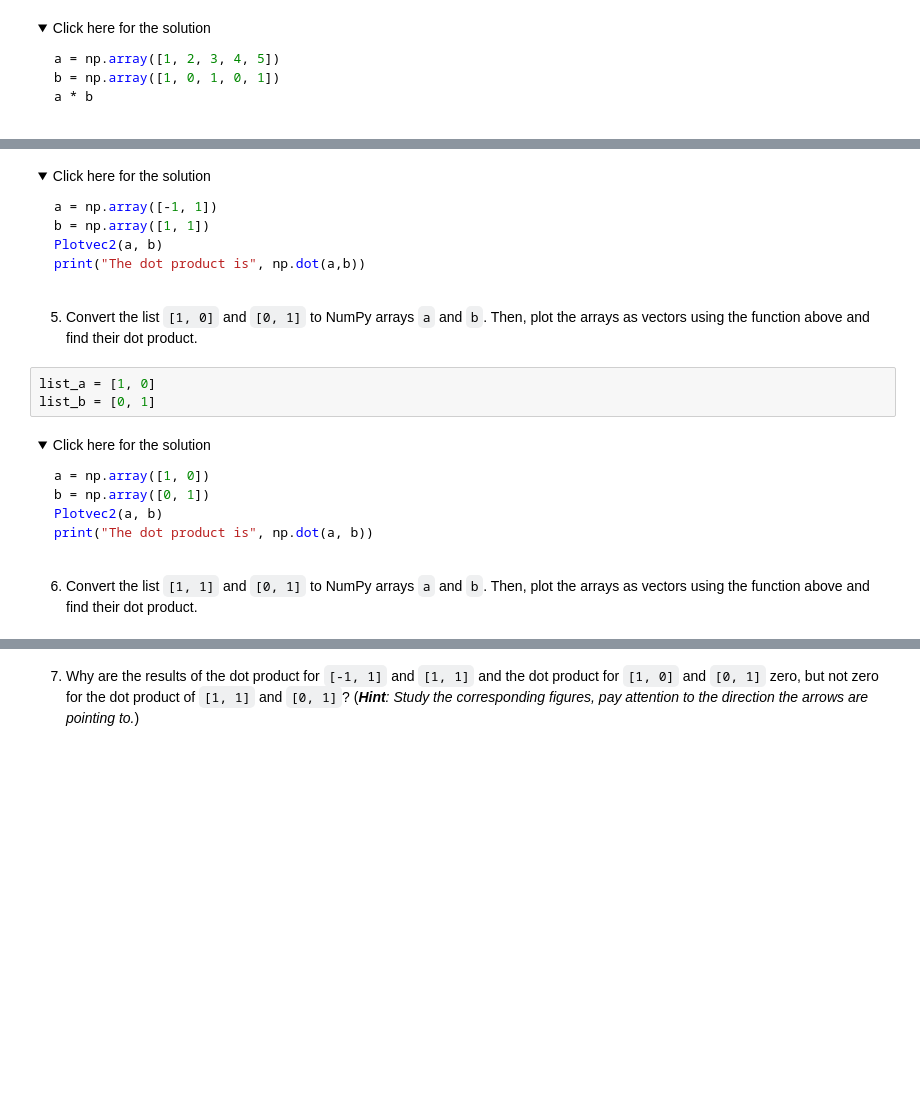
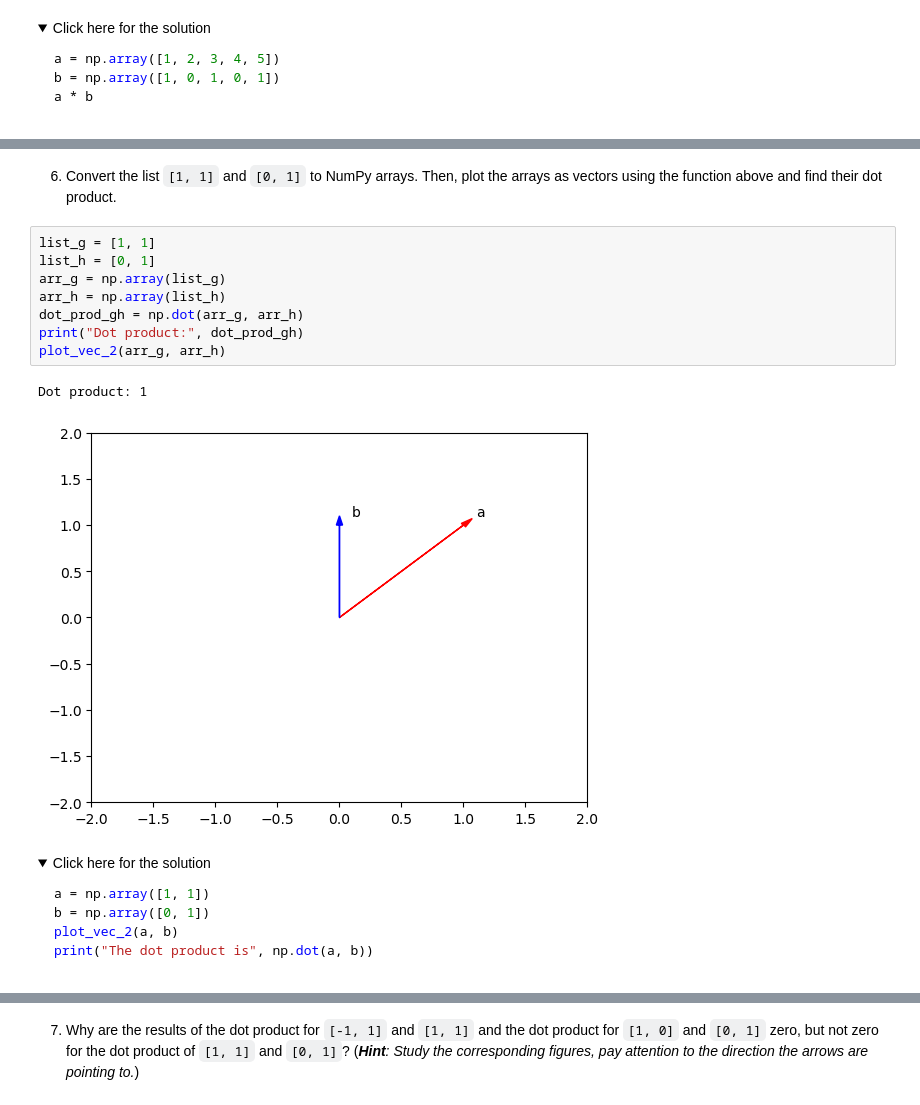
Before and after one commit to dark-teal-coder/course-cognitiveclass-python-for-data-science, a Jupyter notebook: module05/Lab-05-01-Working-with-1D-Numpy-Arrays.ipynb, the cells around one changed output, grey strips where cells are left out. Drawn from its saved outputs; the diff is of its cells as text; folded sections open; blank space fills up the shorter version.

````diff
--- a/module05/Lab-05-01-Working-with-1D-Numpy-Arrays.ipynb
+++ b/module05/Lab-05-01-Working-with-1D-Numpy-Arrays.ipynb
@@ -832,29 +882,24 @@ list_b = [1, 1]
+# %% [markdown]
+6. Convert the list `[1, 1]` and `[0, 1]` to NumPy arrays. Then, plot the arrays as vectors using the function above and find their dot product.
+# %%
+list_g = [1, 1]
+list_h = [0, 1]
+arr_g = np.array(list_g)
+arr_h = np.array(list_h)
+dot_prod_gh = np.dot(arr_g, arr_h)
+print("Dot product:", dot_prod_gh)
+plot_vec_2(arr_g, arr_h)
+# %% [output]
+Dot product: 1
+[figure, added]
 # %% [markdown]
 <details><summary>Click here for the solution</summary>
 
 ```python
-a = np.array([-1, 1])
-b = np.array([1, 1])
-Plotvec2(a, b)
-print("The dot product is", np.dot(a,b))
+a = np.array([1, 1])
+b = np.array([0, 1])
+plot_vec_2(a, b)
+print("The dot product is", np.dot(a, b))
 ```
 
 </details>
-# %% [markdown]
-5. Convert the list `[1, 0]` and `[0, 1]` to NumPy arrays `a` and `b`. Then, plot the arrays as vectors using the function above and find their dot product.
-# %%
-list_a = [1, 0]
-list_b = [0, 1]
-# %% [markdown]
-<details><summary>Click here for the solution</summary>
-
-```python
-a = np.array([1, 0])
-b = np.array([0, 1])
-Plotvec2(a, b)
-print("The dot product is", np.dot(a, b))
-```
-
-</details>
-# %% [markdown]
-6. Convert the list `[1, 1]` and `[0, 1]` to NumPy arrays `a` and `b`. Then, plot the arrays as vectors using the function above and find their dot product.
````
Also changed, not shown: parts of 24 cells of this notebook.
